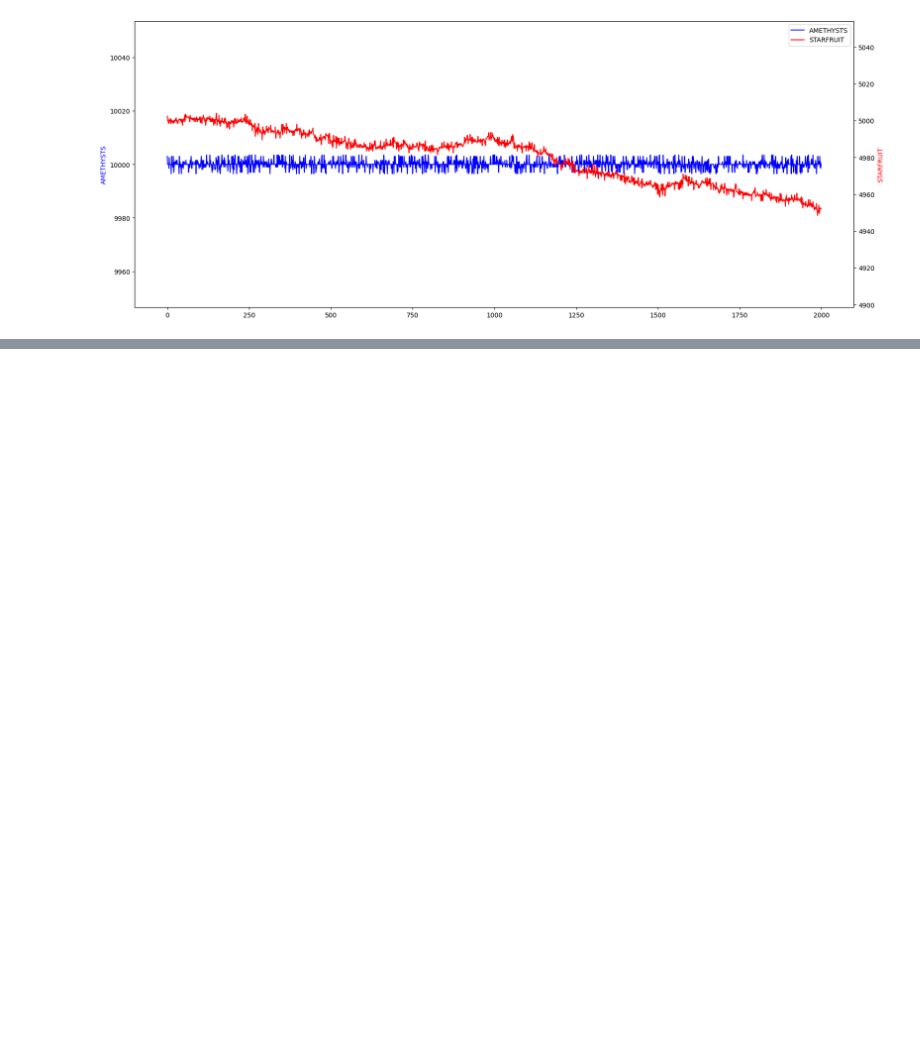
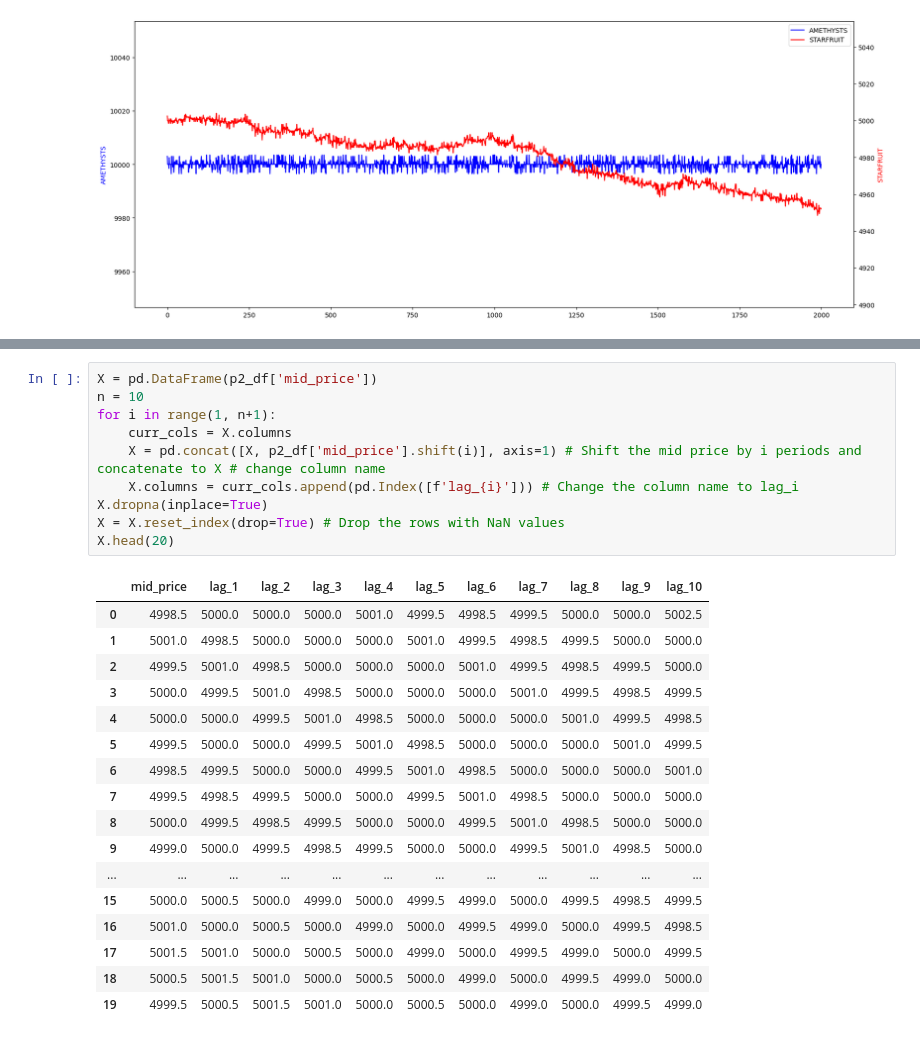
Before and after one commit to yinkiatho/IMC-Prosperity, a Jupyter notebook: preprocessing.ipynb, the cells around one changed output, grey strips where cells are left out. Cells and saved outputs as stored; diff of their text form; blank space fills up the shorter version.

```diff
--- a/preprocessing.ipynb
+++ b/preprocessing.ipynb
@@ -184,3 +186,31 @@ Notes:
 [1] Standard Errors assume that the covariance matrix of the errors is correctly specified.
 [2] The condition number is large, 6.75e+07. This might indicate that there are
 strong multicollinearity or other numerical problems.
+# %%
+X = pd.DataFrame(p2_df['mid_price'])
+n = 10
+for i in range(1, n+1):
+    curr_cols = X.columns
+    X = pd.concat([X, p2_df['mid_price'].shift(i)], axis=1) # Shift the mid price by i periods and concatenate to X # change column name
+    X.columns = curr_cols.append(pd.Index([f'lag_{i}'])) # Change the column name to lag_i
+X.dropna(inplace=True)
+X = X.reset_index(drop=True) # Drop the rows with NaN values
+X.head(20)
+# %% [output]
+|  | mid_price | lag_1 | lag_2 | lag_3 | lag_4 | lag_5 | lag_6 | lag_7 | lag_8 | lag_9 | lag_10 |
+| 0 | 4998.5 | 5000.0 | 5000.0 | 5000.0 | 5001.0 | 4999.5 | 4998.5 | 4999.5 | 5000.0 | 5000.0 | 5002.5 |
+| 1 | 5001.0 | 4998.5 | 5000.0 | 5000.0 | 5000.0 | 5001.0 | 4999.5 | 4998.5 | 4999.5 | 5000.0 | 5000.0 |
+| 2 | 4999.5 | 5001.0 | 4998.5 | 5000.0 | 5000.0 | 5000.0 | 5001.0 | 4999.5 | 4998.5 | 4999.5 | 5000.0 |
+| 3 | 5000.0 | 4999.5 | 5001.0 | 4998.5 | 5000.0 | 5000.0 | 5000.0 | 5001.0 | 4999.5 | 4998.5 | 4999.5 |
+| 4 | 5000.0 | 5000.0 | 4999.5 | 5001.0 | 4998.5 | 5000.0 | 5000.0 | 5000.0 | 5001.0 | 4999.5 | 4998.5 |
+| 5 | 4999.5 | 5000.0 | 5000.0 | 4999.5 | 5001.0 | 4998.5 | 5000.0 | 5000.0 | 5000.0 | 5001.0 | 4999.5 |
+| 6 | 4998.5 | 4999.5 | 5000.0 | 5000.0 | 4999.5 | 5001.0 | 4998.5 | 5000.0 | 5000.0 | 5000.0 | 5001.0 |
+| 7 | 4999.5 | 4998.5 | 4999.5 | 5000.0 | 5000.0 | 4999.5 | 5001.0 | 4998.5 | 5000.0 | 5000.0 | 5000.0 |
+| 8 | 5000.0 | 4999.5 | 4998.5 | 4999.5 | 5000.0 | 5000.0 | 4999.5 | 5001.0 | 4998.5 | 5000.0 | 5000.0 |
+| 9 | 4999.0 | 5000.0 | 4999.5 | 4998.5 | 4999.5 | 5000.0 | 5000.0 | 4999.5 | 5001.0 | 4998.5 | 5000.0 |
+| ... | ... | ... | ... | ... | ... | ... | ... | ... | ... | ... | ... |
+| 15 | 5000.0 | 5000.5 | 5000.0 | 4999.0 | 5000.0 | 4999.5 | 4999.0 | 5000.0 | 4999.5 | 4998.5 | 4999.5 |
+| 16 | 5001.0 | 5000.0 | 5000.5 | 5000.0 | 4999.0 | 5000.0 | 4999.5 | 4999.0 | 5000.0 | 4999.5 | 4998.5 |
+| 17 | 5001.5 | 5001.0 | 5000.0 | 5000.5 | 5000.0 | 4999.0 | 5000.0 | 4999.5 | 4999.0 | 5000.0 | 4999.5 |
+| 18 | 5000.5 | 5001.5 | 5001.0 | 5000.0 | 5000.5 | 5000.0 | 4999.0 | 5000.0 | 4999.5 | 4999.0 | 5000.0 |
+| 19 | 4999.5 | 5000.5 | 5001.5 | 5001.0 | 5000.0 | 5000.5 | 5000.0 | 4999.0 | 5000.0 | 4999.5 | 4999.0 |
```
Also changed, not shown: parts of 2 cells of this notebook, 1 other file.
